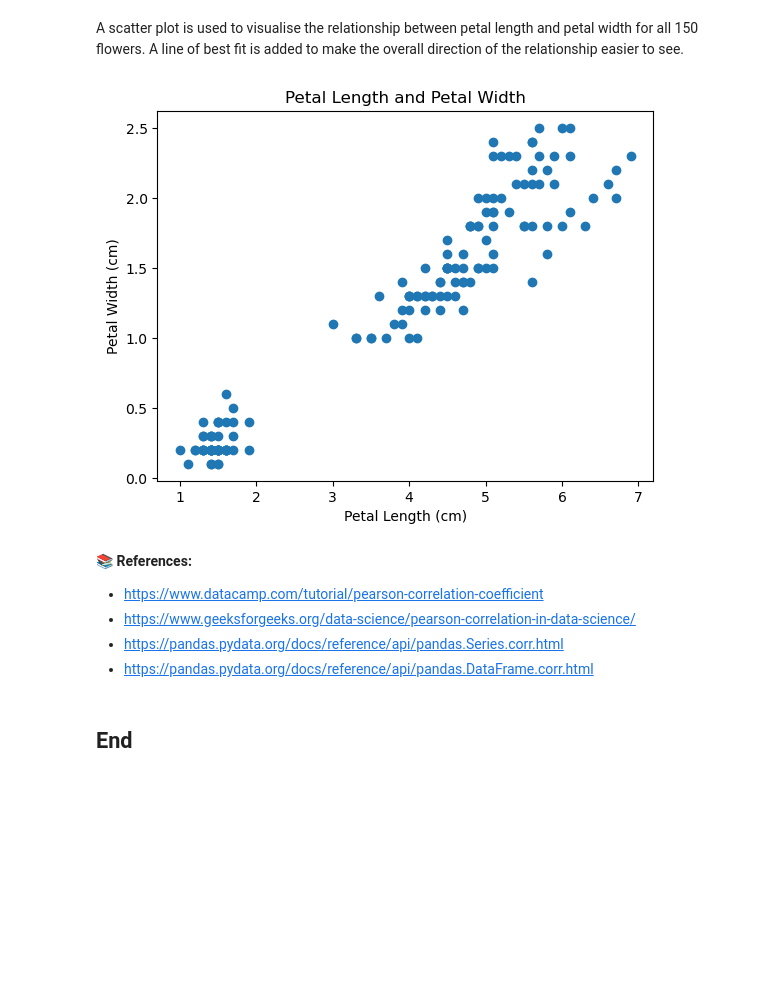
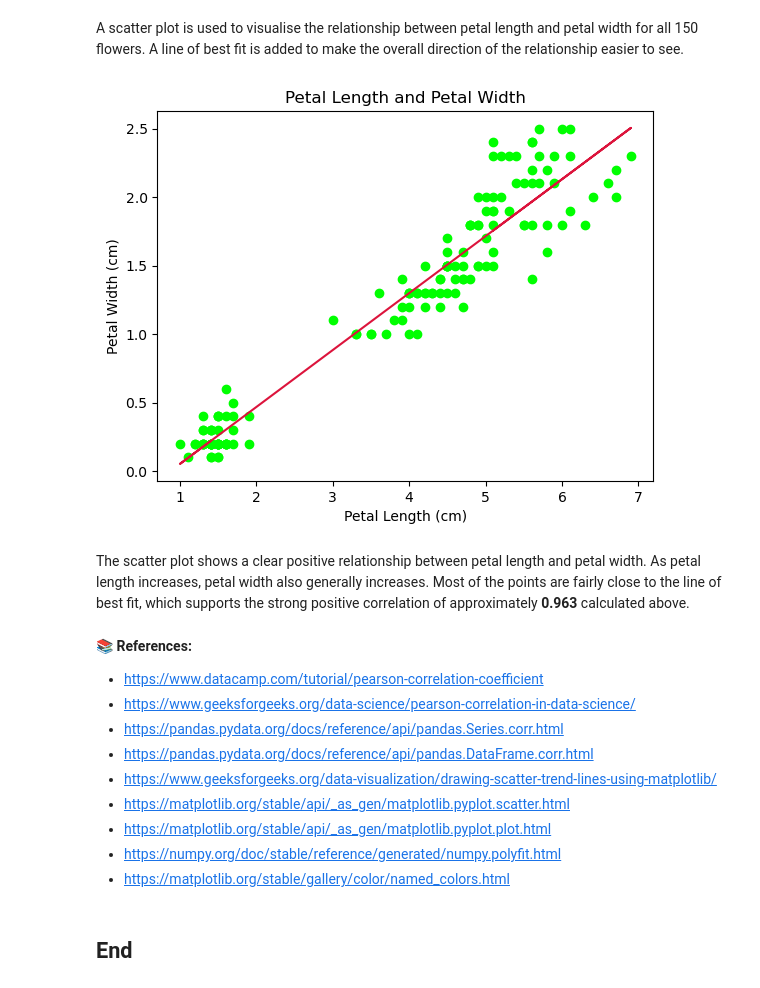
Before and after one commit to tihana-gray/applied_statistics, a Jupyter notebook: problems.ipynb, the cells around one changed output. Saved outputs shown, nothing was run; the diff lists cells and outputs as text; code cells hidden in the pictures; blank space fills up the shorter version.

Commit message:
scatter plot fix and comment

```diff
--- a/problems.ipynb
+++ b/problems.ipynb
@@ -309,19 +309,32 @@ A scatter plot is used to visualise the relationship between petal length and pe
 # %%
 # Creating a scatter plot of petal length and petal width.
 
-plt.scatter(petal_length, petal_width)
+plt.scatter(petal_length, petal_width, color="lime")
+
+# Calculating a line of best fit.
+slope, intercept = np.polyfit(petal_length, petal_width, 1)
+
+# Adding the line of best fit to the scatter plot.
+plt.plot(petal_length, slope * petal_length + intercept, color="crimson")
 
 plt.xlabel("Petal Length (cm)")
 plt.ylabel("Petal Width (cm)")
 plt.title("Petal Length and Petal Width")
 plt.show()
 # %% [output]
-[figure, old version]
+[figure, new version]
+# %% [markdown]
+The scatter plot shows a clear positive relationship between petal length and petal width. As petal length increases, petal width also generally increases. Most of the points are fairly close to the line of best fit, which supports the strong positive correlation of approximately **0.963** calculated above.
 # %% [markdown]
 **📚 References:**
 - https://www.datacamp.com/tutorial/pearson-correlation-coefficient
 - https://www.geeksforgeeks.org/data-science/pearson-correlation-in-data-science/
 - https://pandas.pydata.org/docs/reference/api/pandas.Series.corr.html
 - https://pandas.pydata.org/docs/reference/api/pandas.DataFrame.corr.html
+- https://www.geeksforgeeks.org/data-visualization/drawing-scatter-trend-lines-using-matplotlib/
+- https://matplotlib.org/stable/api/_as_gen/matplotlib.pyplot.scatter.html
+- https://matplotlib.org/stable/api/_as_gen/matplotlib.pyplot.plot.html
+- https://numpy.org/doc/stable/reference/generated/numpy.polyfit.html
+- https://matplotlib.org/stable/gallery/color/named_colors.html
 # %% [markdown]
 ## End
```
